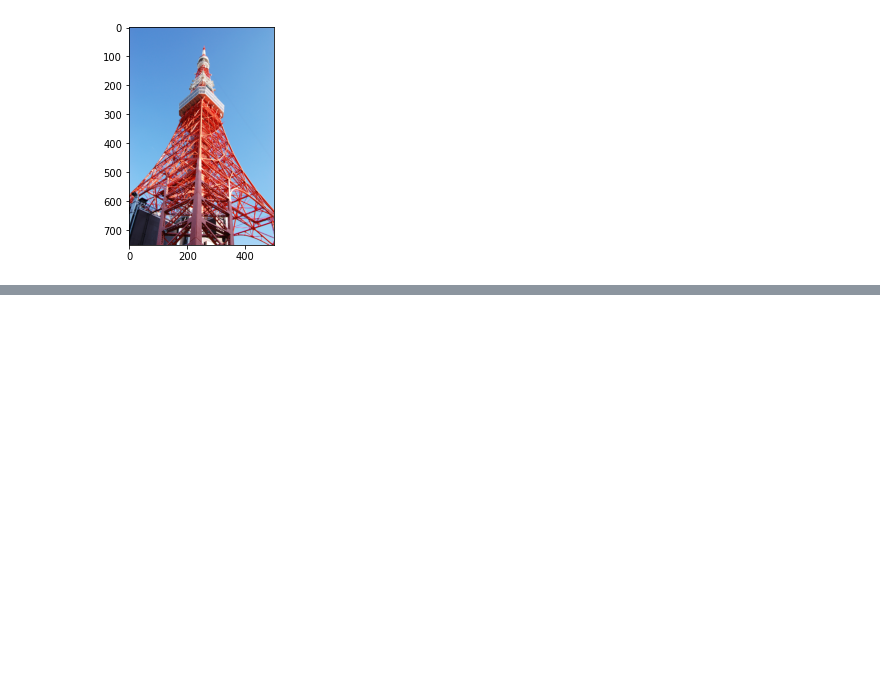
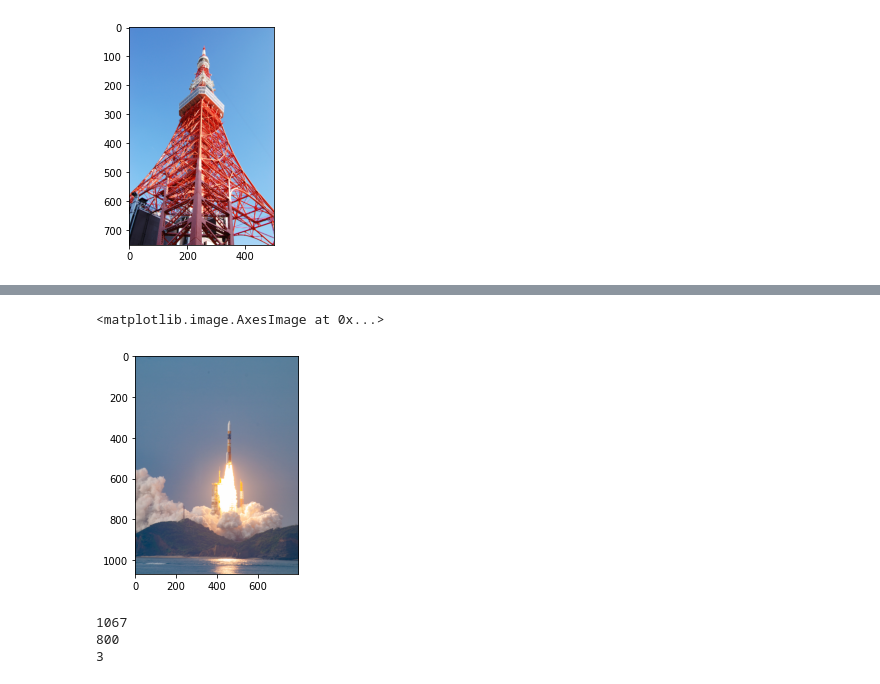
Before and after one commit to haruka20010217/class, a Jupyter notebook: Seminar.ipynb, the cells around one changed output, grey strips where cells are left out. Drawn from its saved outputs; the diff is of its cells as text; code cells hidden in the pictures; blank space fills up the shorter version.

```diff
--- a/Seminar.ipynb
+++ b/Seminar.ipynb
@@ -170,0 +239,19 @@ plt.imshow(cv2.cvtColor(tokyo_tower_lr, cv2.COLOR_BGR2RGB))
+# %%
+# 画像の読み込み
+rocket_org = cv2.imread('H2A.jpg')
+
+# 画像の表示
+plt.imshow(cv2.cvtColor(rocket_org, cv2.COLOR_BGR2RGB))
+# %% [output]
+<matplotlib.image.AxesImage at 0x...>
+[figure, added]
+# %%
+# 画像のサイズを取得（縦1067, 横800のBGR形式（3色））
+rocket_org_height, rocket_org_width, rocket_org_colornum = rocket_org.shape
+print(rocket_org_height)
+print(rocket_org_width)
+print(rocket_org_colornum)
+# %% [output]
+1067
+800
+3
```
Also changed, not shown: parts of 30 cells of this notebook.
